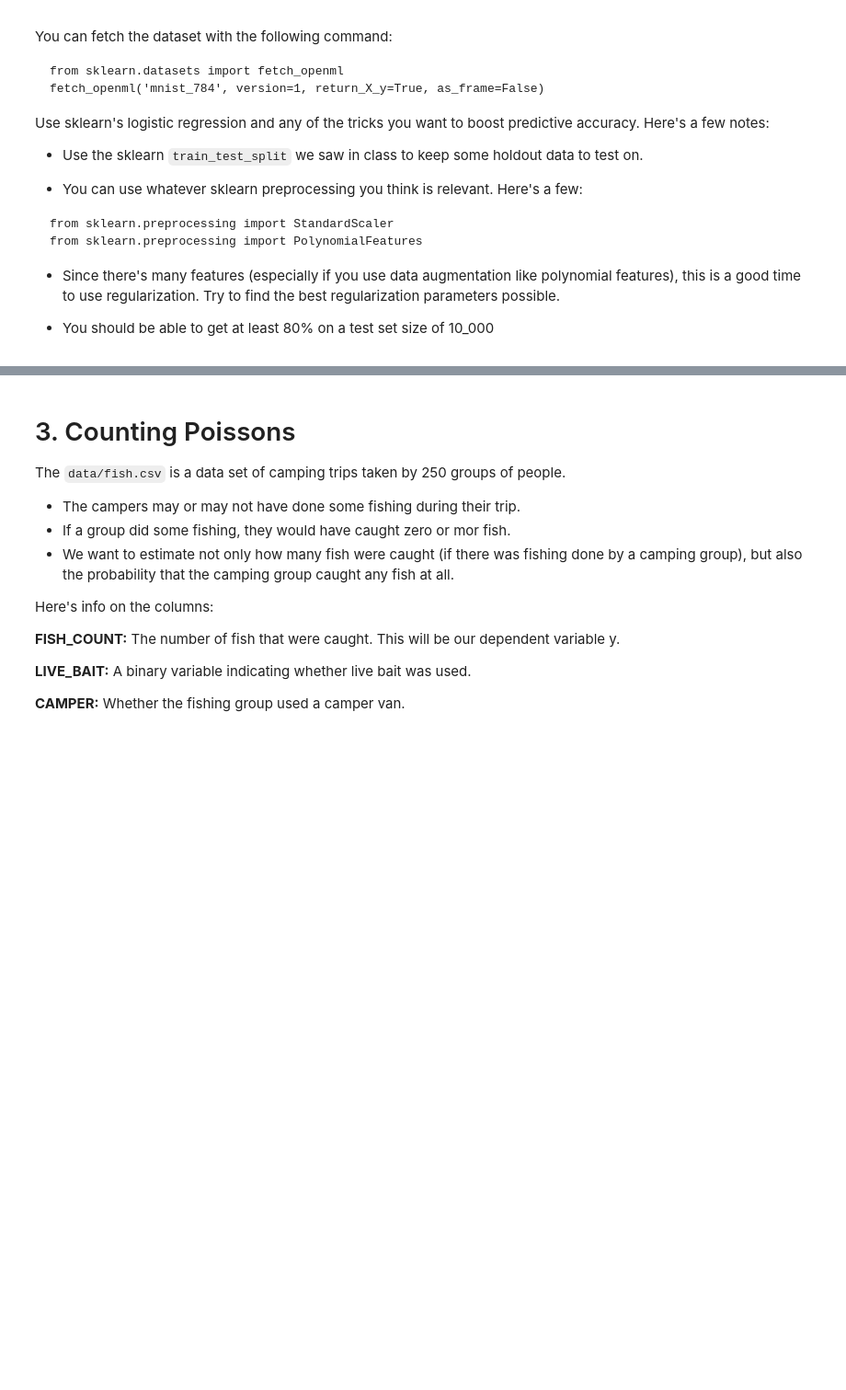
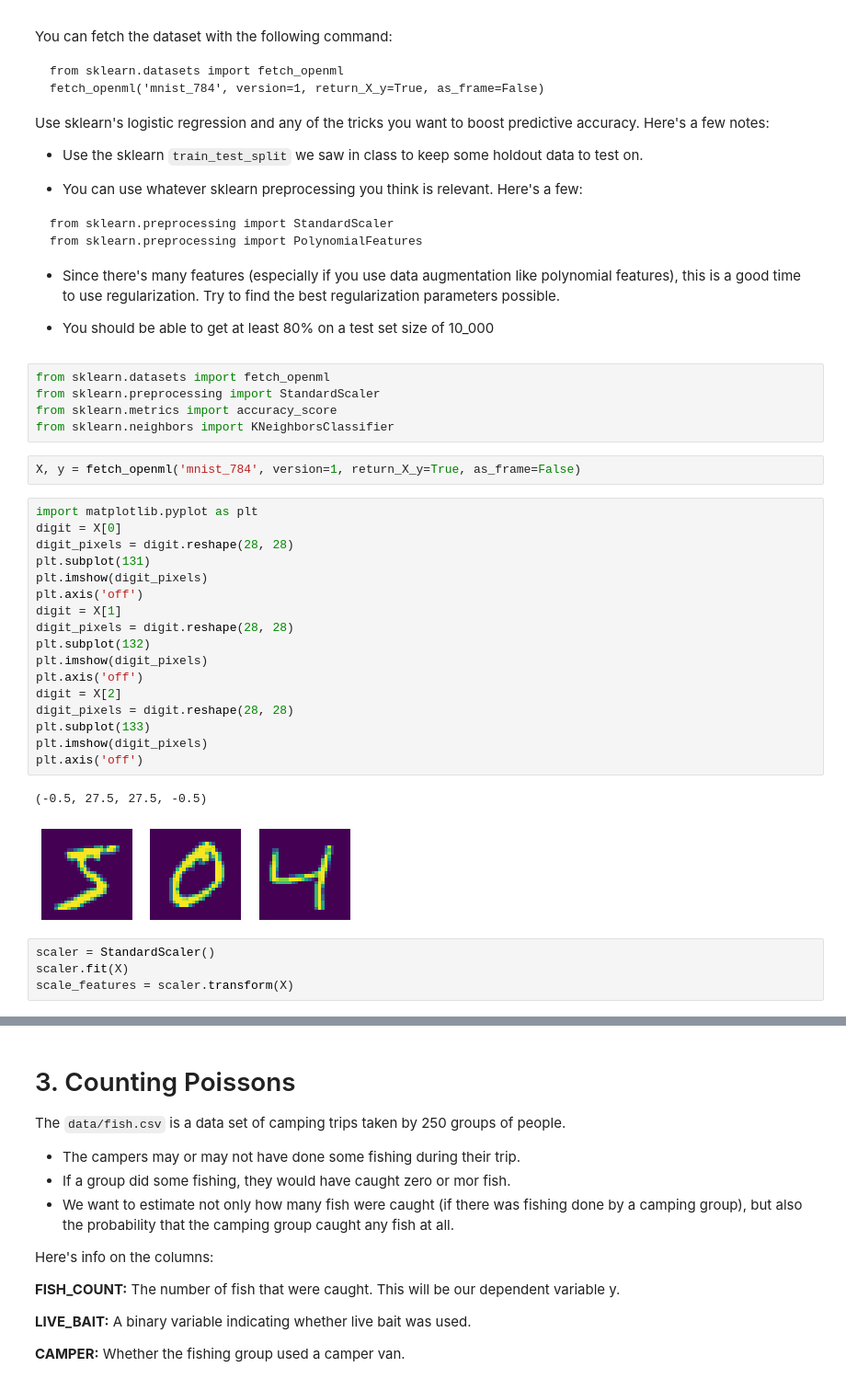
Before and after one commit to cb-ds-1/3-7-glm, a Jupyter notebook: workshop.ipynb, the cells around one changed output, grey strips where cells are left out. Shown at 92% size. Cells and saved outputs as stored; diff of their text form; blank space fills up the shorter version.

```diff
--- a/workshop.ipynb
+++ b/workshop.ipynb
@@ -35,3 +123,34 @@ from sklearn.preprocessing import PolynomialFeatures
 - Since there's many features (especially if you use data augmentation like polynomial features), this is a good time to use regularization. Try to find the best regularization parameters possible.
 
 - You should be able to get at least 80% on a test set size of 10_000
+# %%
+from sklearn.datasets import fetch_openml
+from sklearn.preprocessing import StandardScaler
+from sklearn.metrics import accuracy_score
+from sklearn.neighbors import KNeighborsClassifier
+# %%
+X, y = fetch_openml('mnist_784', version=1, return_X_y=True, as_frame=False)
+# %%
+import matplotlib.pyplot as plt
+digit = X[0]
+digit_pixels = digit.reshape(28, 28)
+plt.subplot(131)
+plt.imshow(digit_pixels)
+plt.axis('off')
+digit = X[1]
+digit_pixels = digit.reshape(28, 28)
+plt.subplot(132)
+plt.imshow(digit_pixels)
+plt.axis('off')
+digit = X[2]
+digit_pixels = digit.reshape(28, 28)
+plt.subplot(133)
+plt.imshow(digit_pixels)
+plt.axis('off')
+# %% [output]
+(-0.5, 27.5, 27.5, -0.5)
+[figure, added]
+# %%
+scaler = StandardScaler()
+scaler.fit(X)
+scale_features = scaler.transform(X)
```
Also changed, not shown: parts of 23 cells of this notebook, 2 other files.
